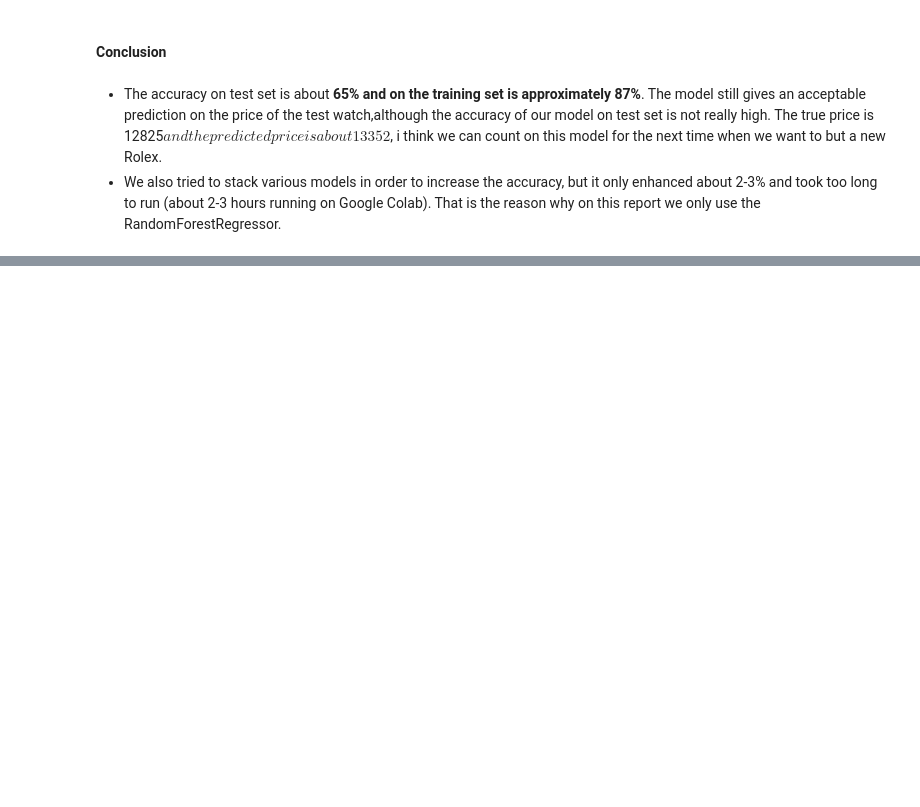
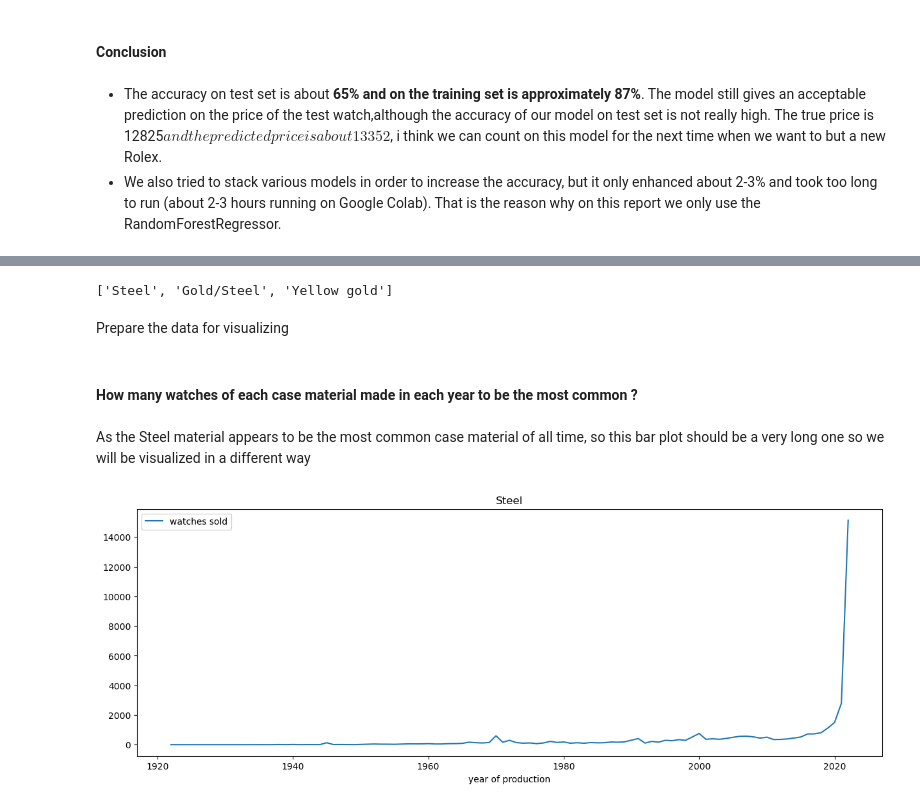
Before and after one commit to baonhat1802/Project-Programming-DS, a Jupyter notebook: Project/test.ipynb, the cells around one changed output, grey strips where cells are left out. Saved outputs shown, nothing was run; the diff lists cells and outputs as text; code cells hidden in the pictures; blank space fills up the shorter version.

```diff
--- a/Project/test.ipynb
+++ b/Project/test.ipynb
@@ -400,0 +701,6 @@ clf.predict(df3)[0]
+# %%
+res_cm = cmgb.sort_values(
+    by=['year of production', 'count'],
+    ascending=[True, False]).drop_duplicates(
+        subset=['year of production'],
+        keep='first')
@@ -400,0 +709,3 @@ clf.predict(df3)[0]
+# %%
+material_list = tt['case material'].unique()
+material_list
@@ -400,0 +718,26 @@ clf.predict(df3)[0]
+# %%
+a_material_list = [m for m in material_list if res_cm.loc[res_cm['case material'] == m].shape[0] != 0]
+a_material_list
+# %% [output]
+['Steel', 'Gold/Steel', 'Yellow gold']
+# %% [markdown]
+Prepare the data for visualizing
+# %%
+res_cm_plot = res_cm.copy()
+for m in a_material_list:
+    res_cm_plot['case material'] = res_cm_plot['case material'].replace(m, a_material_list.index(m))
+
+res_cm_plot1 = res_cm_plot[res_cm_plot['case material'] == 0]
+res_cm_plot2 = res_cm_plot[res_cm_plot['case material'] == 1]
+res_cm_plot3 = res_cm_plot[res_cm_plot['case material'] == 2]
+# %% [markdown]
+#### How many watches of each case material made in each year to be the most common ?
+# %% [markdown]
+As the Steel material appears to be the most common case material of all time, so this bar plot should be a very long one so we will be visualized in a different way
+# %%
+# Steel
+res_cm_plot1.plot(x = 'year of production', y = 'count', label='watches sold', title='Steel', figsize=(15, 5))
+plt.legend()
+plt.show()
+# %% [output]
+[figure, added]
```
Also changed, not shown: parts of 57 cells of this notebook.
